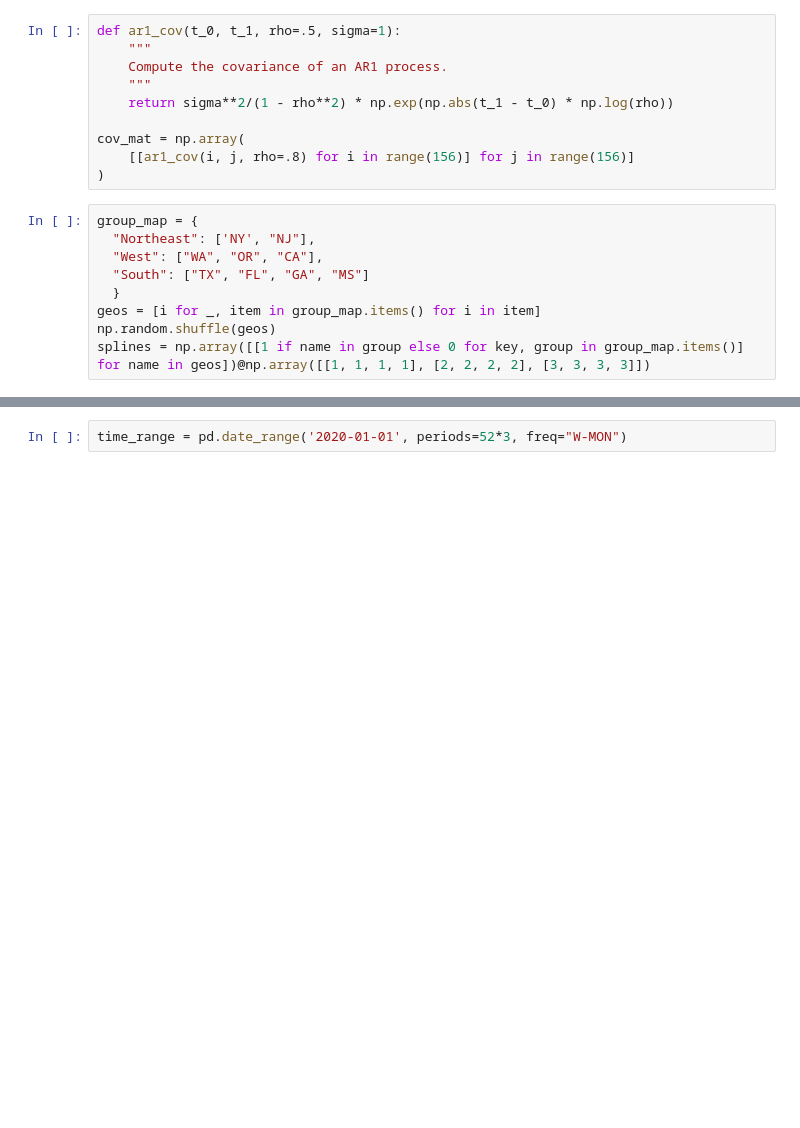
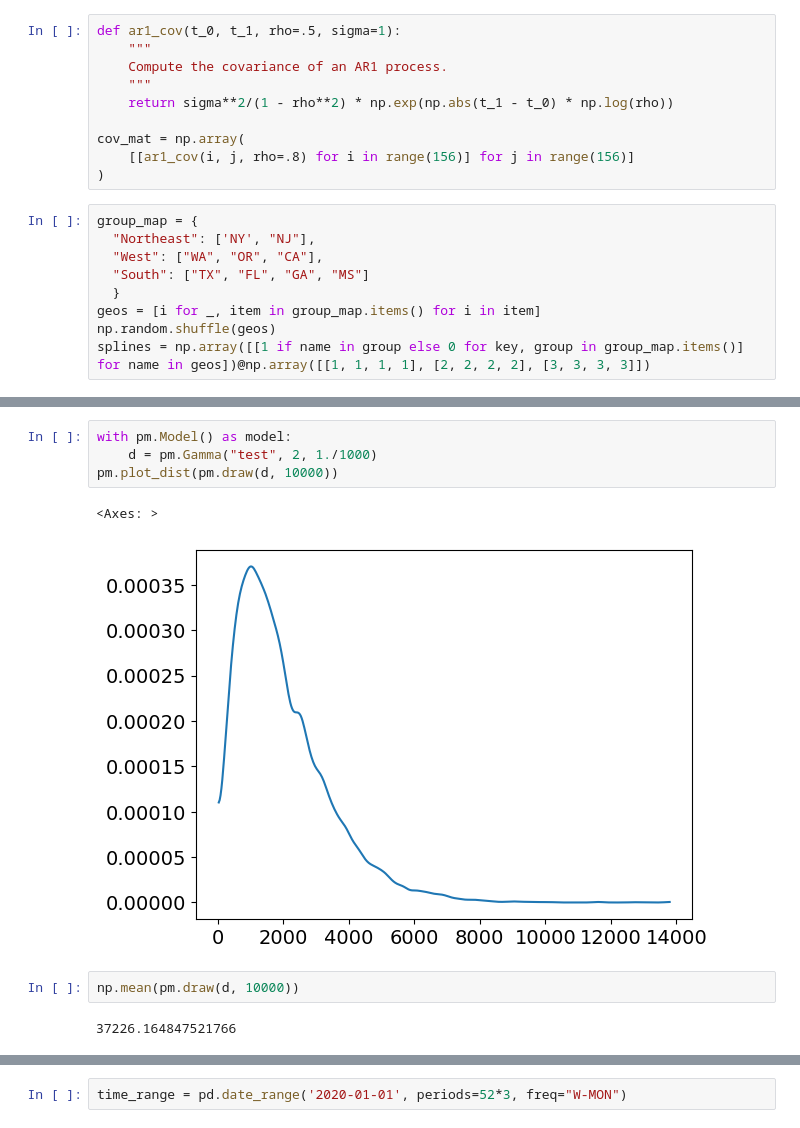
Before and after one commit to redam94/BayesInsight, a Jupyter notebook: archive/gp_test.ipynb, the cells around one changed output, grey strips where cells are left out. Cells and saved outputs as stored; diff of their text form; blank space fills up the shorter version.

Commit message:
updated model

```diff
--- a/archive/gp_test.ipynb
+++ b/archive/gp_test.ipynb
@@ -40,3 +48,14 @@ splines = np.array([[1 if name in group else 0 for key, group in group_map.items
+# %%
+with pm.Model() as model:
+    d = pm.Gamma("test", 2, 1./1000)
+pm.plot_dist(pm.draw(d, 10000))
+# %% [output]
+<Axes: >
+[figure, added]
+# %%
+np.mean(pm.draw(d, 10000))
+# %% [output]
+37226.164847521766
 # %%
 geos
 # %% [output]
```
Also changed, not shown: parts of 5 cells of this notebook, 5 other files.
